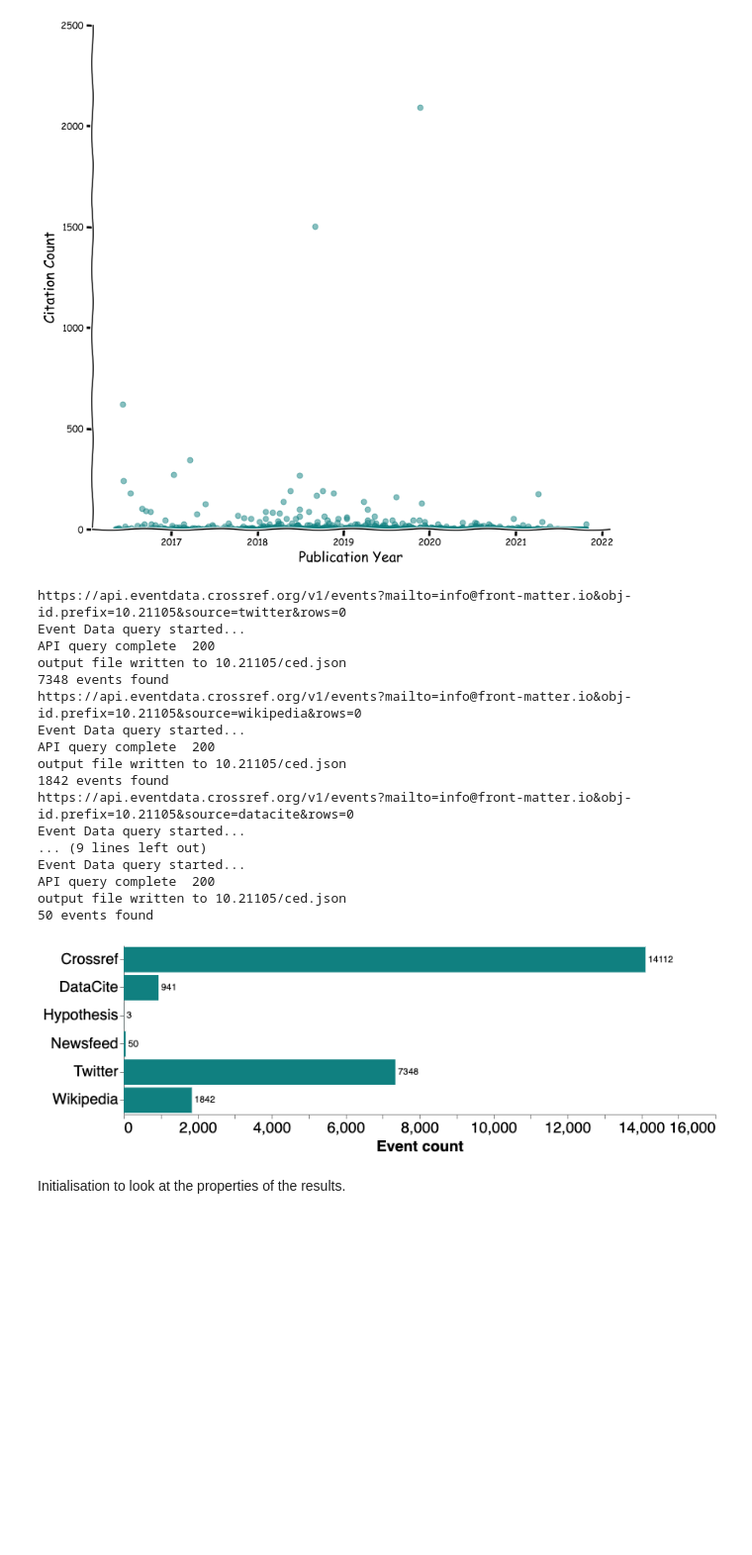
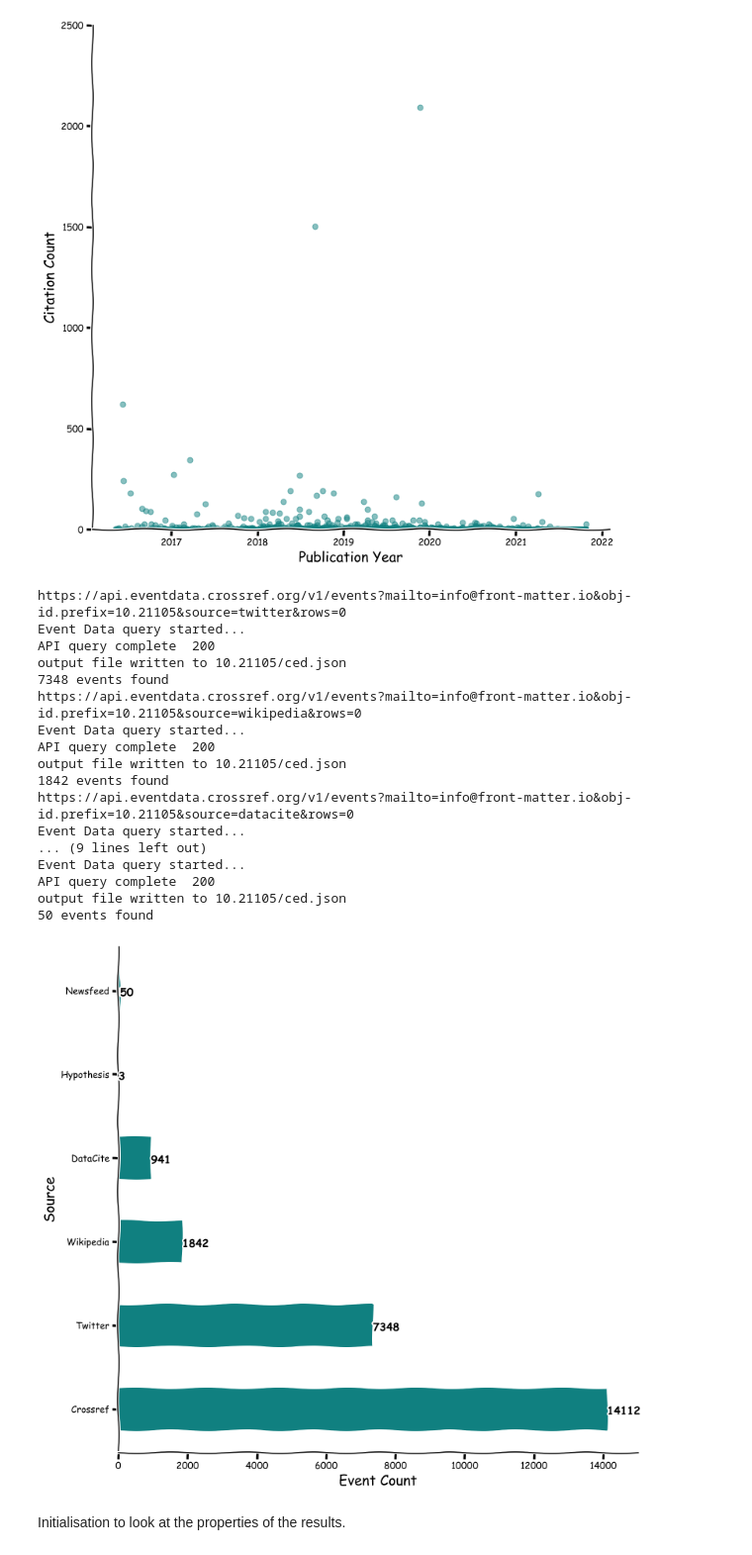
Before and after one commit to front-matter/journal-notebooks, a Jupyter notebook: index.ipynb, the cells around one changed output. Shown at 99% size. Cells and saved outputs as stored; diff of their text form; code cells hidden in the pictures; blank space fills up the shorter version.

```diff
--- a/index.ipynb
+++ b/index.ipynb
@@ -137,33 +136,65 @@ text = bars.mark_text(
 ).encode(
     text='count:Q'
 )
 (bars + text).properties(height=200,width=700).configure_title(
     fontSize=18
 ).configure_axis(
     grid=False,
     labelFontSize=18,
     titleFontSize=18
 ).configure_view(
     strokeWidth=0
 )
+
+def barchart(df, x_dim, y_dim):
+  x = df[x_dim]
+  y = df[y_dim]
+  fig, ax = plt.subplots(figsize=(12, 12))
+
+  #defining an array of colors
+  colors = ['#108080']
+
+  #customizes alpha for each dot in the scatter plot
+  ax.barh(x, y, height=0.8, color=colors)
+
+  #adds axes labels
+  ax.set_xlim([0, 15000])
+  ax.set_xlabel('Event Count', fontsize=18)
+  ax.set_ylabel('Source', fontsize=18)
+
+  ax.xaxis.set_tick_params(labelsize=12)
+  ax.yaxis.set_tick_params(labelsize=12)
+
+  #removing top and right borders
+  ax.spines['top'].set_visible(False)
+  ax.spines['right'].set_visible(False)
+
+  # show values next to bars
+  for i, v in enumerate(y):
+      ax.text(v + 3, i - .065, str(v), fontweight='bold')
+
+  plt.show()
+
+with plt.xkcd():
+    barchart(data, 'source', 'count')
 # %% [output]
 https://api.eventdata.crossref.org/v1/events?mailto=info@front-matter.io&obj-id.prefix=10.21105&source=twitter&rows=0
 Event Data query started...
 API query complete  200
 output file written to 10.21105/ced.json
 7348 events found
 https://api.eventdata.crossref.org/v1/events?mailto=info@front-matter.io&obj-id.prefix=10.21105&source=wikipedia&rows=0
 Event Data query started...
 API query complete  200
 output file written to 10.21105/ced.json
 1842 events found
 https://api.eventdata.crossref.org/v1/events?mailto=info@front-matter.io&obj-id.prefix=10.21105&source=datacite&rows=0
 Event Data query started...
 ... (9 lines left out)
 Event Data query started...
 API query complete  200
 output file written to 10.21105/ced.json
 50 events found
-[figure, old version]
+[figure, new version]
 # %% [markdown]
 Initialisation to look at the properties of the results.
```
Also changed, not shown: parts of 1 cell of this notebook.
